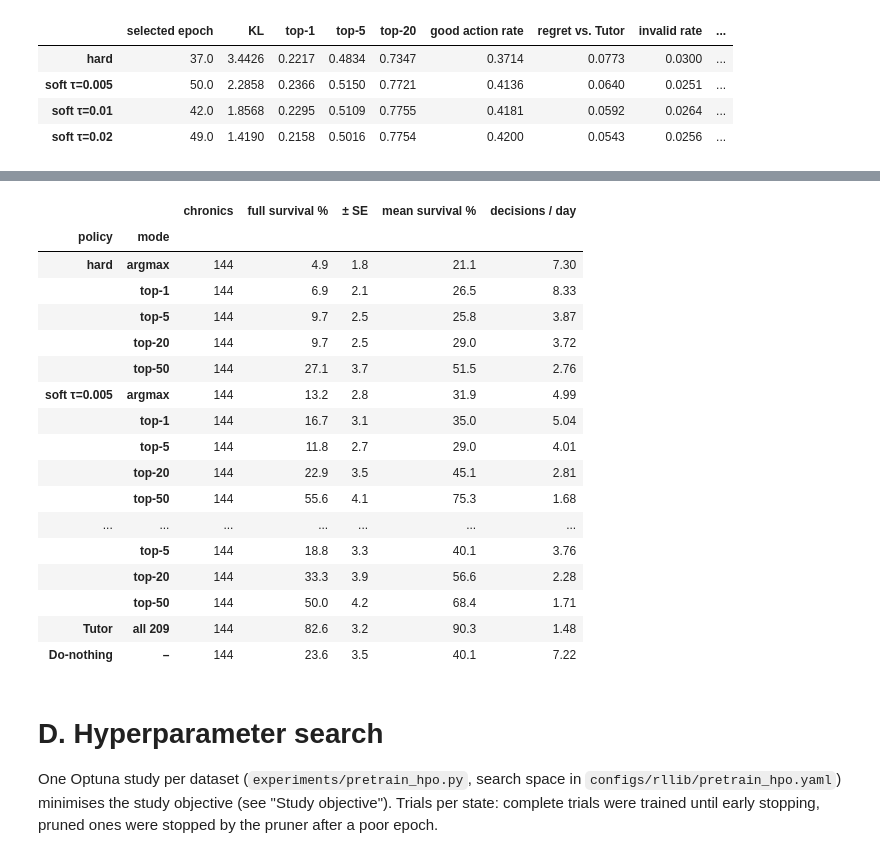
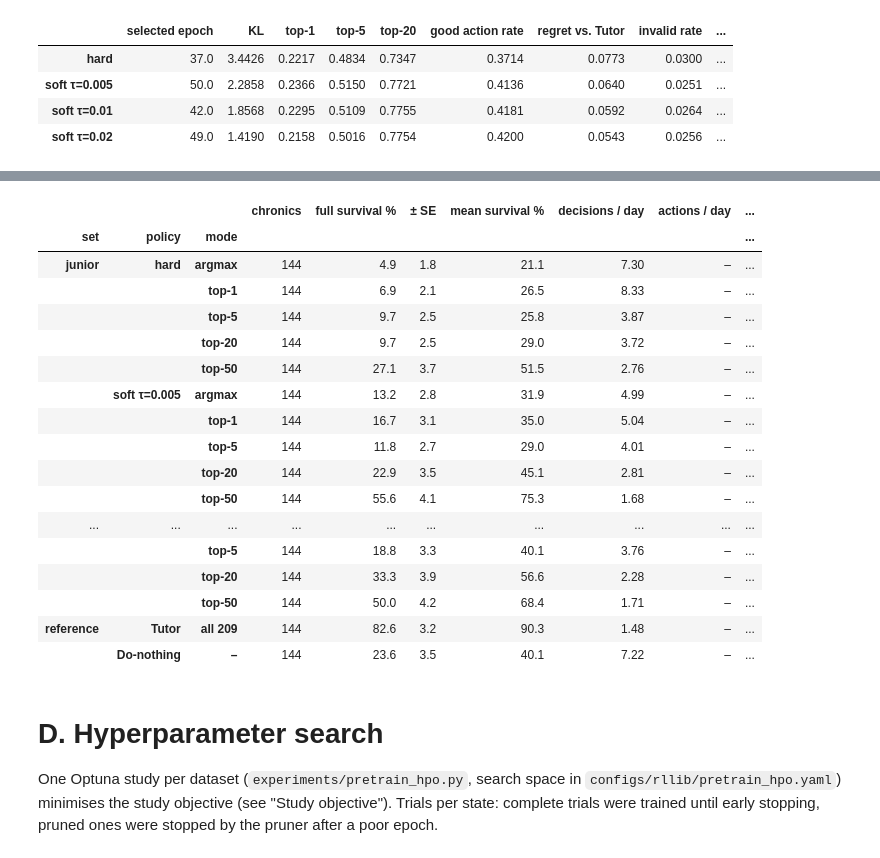
Before and after one commit to AdrianDegenkolb/NRI-for-explainable-RL-in-Power-Grids, a Jupyter notebook: experiments/junior_results.ipynb, the cells around one changed output, grey strips where cells are left out. Cells and saved outputs as stored; diff of their text form; code cells hidden in the pictures.

```diff
--- a/experiments/junior_results.ipynb
+++ b/experiments/junior_results.ipynb
@@ -169,8 +187,8 @@ predictions = {}
 for label, d in RUNS.items():
     with np.load(d / "val_predictions.npz") as f:
         predictions[label] = {key: f[key] for key in f.files}
-N_ACTIONS = int(predictions["hard"]["n_actions"])
-TOLERANCE = float(predictions["hard"]["good_action_tolerance"])
+N_ACTIONS = int(next(iter(predictions.values()))["n_actions"])
+TOLERANCE = float(next(iter(predictions.values()))["good_action_tolerance"])
 
 
 def state_frame(p: dict[str, np.ndarray]) -> pd.DataFrame:
@@ -539,51 +570,64 @@ Missing rollout folders (e.g. before the top-k rollouts of a new study set ran)
 # %%
-SURVIVAL_COLUMNS = ["chronics", "full survival %", "± SE", "mean survival %", "decisions / day"]
+SURVIVAL_COLUMNS = ["chronics", "full survival %", "± SE", "mean survival %",
+                    "decisions / day", "actions / day", "illegal / day"]
 
 
-def rollout_dirs() -> dict[tuple[str, str], Path]:
-    """(policy, mode) -> folder of episodes_valenv_*.csv, for every row of the survival table."""
-    dirs = {(label, mode): study / "best" / folder
-            for label, study in STUDIES.items() for mode, folder in ROLLOUT_MODES.items()}
-    dirs[("Tutor", f"all {N_ACTIONS}")] = REFERENCE_ROLLOUTS["Tutor"]
-    dirs[("Do-nothing", "–")] = REFERENCE_ROLLOUTS["Do-nothing"]
+def rollout_dirs() -> dict[tuple[str, str, str], Path]:
+    """(set, policy, mode) -> folder of episodes_valenv_*.csv, for every row of the survival table."""
+    dirs = {}
+    for set_name, runs in SURVIVAL_SETS.items():
+        if not any(run.exists() for run in runs.values()):
+            continue  # set not run (or not copied) yet
+        for label, run in runs.items():
+            for mode, folder in ROLLOUT_MODES.items():
+                dirs[(set_name, label, mode)] = run / folder
+    dirs[("reference", "Tutor", f"all {N_ACTIONS}")] = REFERENCE_ROLLOUTS["Tutor"]
+    dirs[("reference", "Do-nothing", "–")] = REFERENCE_ROLLOUTS["Do-nothing"]
     return dirs
+
+
+def per_day(episodes: pd.DataFrame, column: str) -> float:
+    """Sum of a count column per day survived; NaN if a rollout predates the column (stored as -1)."""
+    if (episodes[column] < 0).any():
+        return np.nan
+    return episodes[column].sum() / (episodes["steps_survived"].sum() / STEPS_PER_DAY)
 
 
 def survival_row(episodes: pd.DataFrame) -> list[float]:
     """Values of SURVIVAL_COLUMNS for the episodes of one policy and mode."""
     full = episodes["survived"].mean()
-    days = episodes["steps_survived"].sum() / STEPS_PER_DAY
     return [len(episodes), 100 * full, 100 * np.sqrt(full * (1 - full) / len(episodes)),
             100 * (episodes["steps_survived"] / episodes["max_step"]).mean(),
-            episodes["n_decisions"].sum() / days]
+            *(per_day(episodes, column) for column in ("n_decisions", "n_actions", "n_illegal"))]
 
 
 rows = {}
 for key, folder in rollout_dirs().items():
     files = sorted(folder.glob("episodes_valenv_*.csv"))
     rows[key] = survival_row(load_episodes(*files)) if files else [np.nan] * len(SURVIVAL_COLUMNS)
 survival = pd.DataFrame.from_dict(rows, orient="index", columns=SURVIVAL_COLUMNS)
-survival.index = pd.MultiIndex.from_tuples(survival.index, names=["policy", "mode"])
-survival.style.format({"chronics": "{:.0f}", "decisions / day": "{:.2f}"}, precision=1, na_rep="–")
+survival.index = pd.MultiIndex.from_tuples(survival.index, names=["set", "policy", "mode"])
+survival.style.format({"chronics": "{:.0f}", "decisions / day": "{:.2f}", "actions / day": "{:.2f}",
+                       "illegal / day": "{:.2f}"}, precision=1, na_rep="–")
 # %% [output]
-|  |  | chronics | full survival % | ± SE | mean survival % | decisions / day |
-| policy | mode |  |  |  |  |  |
-| hard | argmax | 144 | 4.9 | 1.8 | 21.1 | 7.30 |
-|  | top-1 | 144 | 6.9 | 2.1 | 26.5 | 8.33 |
-|  | top-5 | 144 | 9.7 | 2.5 | 25.8 | 3.87 |
-|  | top-20 | 144 | 9.7 | 2.5 | 29.0 | 3.72 |
-|  | top-50 | 144 | 27.1 | 3.7 | 51.5 | 2.76 |
-| soft τ=0.005 | argmax | 144 | 13.2 | 2.8 | 31.9 | 4.99 |
-|  | top-1 | 144 | 16.7 | 3.1 | 35.0 | 5.04 |
-|  | top-5 | 144 | 11.8 | 2.7 | 29.0 | 4.01 |
-|  | top-20 | 144 | 22.9 | 3.5 | 45.1 | 2.81 |
-|  | top-50 | 144 | 55.6 | 4.1 | 75.3 | 1.68 |
-| ... | ... | ... | ... | ... | ... | ... |
-|  | top-5 | 144 | 18.8 | 3.3 | 40.1 | 3.76 |
-|  | top-20 | 144 | 33.3 | 3.9 | 56.6 | 2.28 |
-|  | top-50 | 144 | 50.0 | 4.2 | 68.4 | 1.71 |
-| Tutor | all 209 | 144 | 82.6 | 3.2 | 90.3 | 1.48 |
-| Do-nothing | – | 144 | 23.6 | 3.5 | 40.1 | 7.22 |
+|  |  |  | chronics | full survival % | ± SE | mean survival % | decisions / day | actions / day | ... |
+| set | policy | mode |  |  |  |  |  |  | ... |
+| junior | hard | argmax | 144 | 4.9 | 1.8 | 21.1 | 7.30 | – | ... |
+|  |  | top-1 | 144 | 6.9 | 2.1 | 26.5 | 8.33 | – | ... |
+|  |  | top-5 | 144 | 9.7 | 2.5 | 25.8 | 3.87 | – | ... |
+|  |  | top-20 | 144 | 9.7 | 2.5 | 29.0 | 3.72 | – | ... |
+|  |  | top-50 | 144 | 27.1 | 3.7 | 51.5 | 2.76 | – | ... |
+|  | soft τ=0.005 | argmax | 144 | 13.2 | 2.8 | 31.9 | 4.99 | – | ... |
+|  |  | top-1 | 144 | 16.7 | 3.1 | 35.0 | 5.04 | – | ... |
+|  |  | top-5 | 144 | 11.8 | 2.7 | 29.0 | 4.01 | – | ... |
+|  |  | top-20 | 144 | 22.9 | 3.5 | 45.1 | 2.81 | – | ... |
+|  |  | top-50 | 144 | 55.6 | 4.1 | 75.3 | 1.68 | – | ... |
+| ... | ... | ... | ... | ... | ... | ... | ... | ... | ... |
+|  |  | top-5 | 144 | 18.8 | 3.3 | 40.1 | 3.76 | – | ... |
+|  |  | top-20 | 144 | 33.3 | 3.9 | 56.6 | 2.28 | – | ... |
+|  |  | top-50 | 144 | 50.0 | 4.2 | 68.4 | 1.71 | – | ... |
+| reference | Tutor | all 209 | 144 | 82.6 | 3.2 | 90.3 | 1.48 | – | ... |
+|  | Do-nothing | – | 144 | 23.6 | 3.5 | 40.1 | 7.22 | – | ... |
 # %% [markdown]
 # D. Hyperparameter search
 
```
Also changed, not shown: parts of 3 cells of this notebook.
